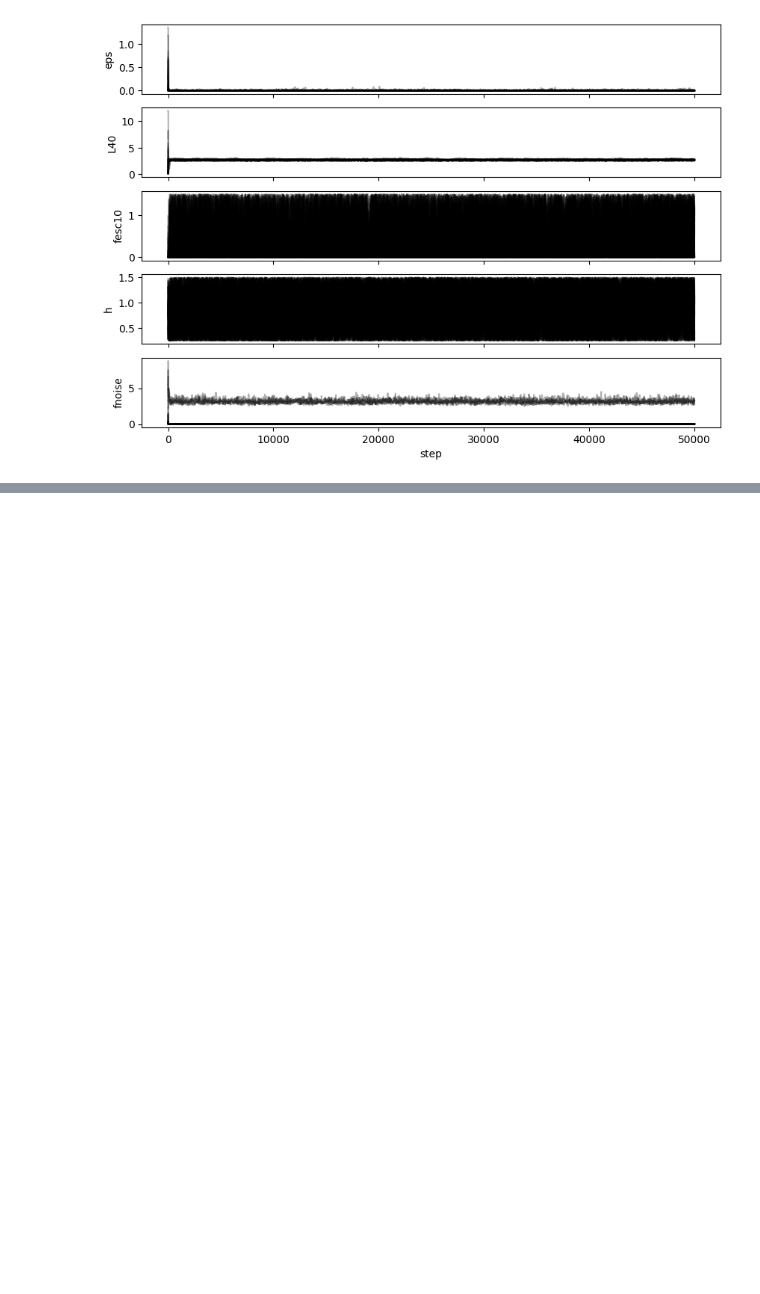
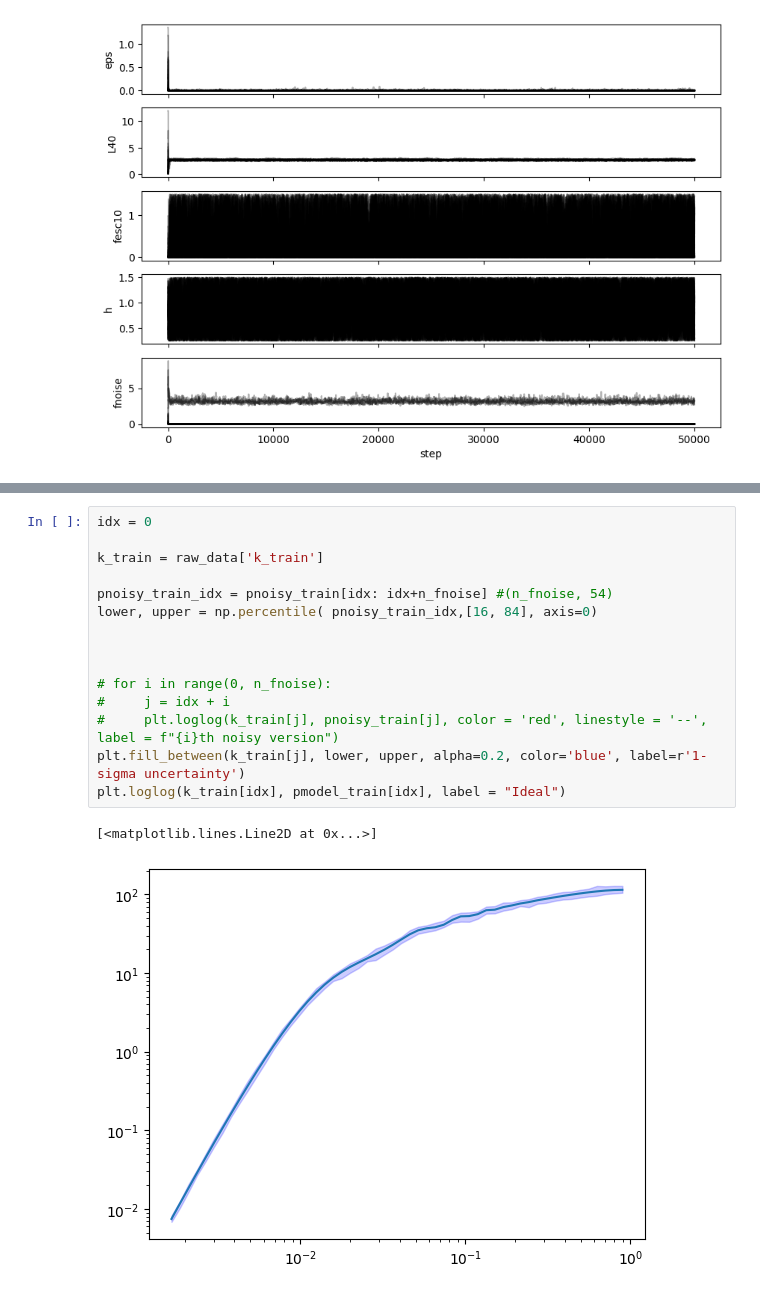
Before and after one commit to JoeyWee1/Machine-Learning-Enhanced-Inference-of-the-21-cm-Power-Spectrum-at-Cosmic-Dawn, a Jupyter notebook: ML_inference.ipynb, the cells around one changed output, grey strips where cells are left out. Drawn from its saved outputs; the diff is of its cells as text; blank space fills up the shorter version.

```diff
--- a/ML_inference.ipynb
+++ b/ML_inference.ipynb
@@ -253,0 +294,18 @@ trace_plot(unthinned_chain)
+# %%
+idx = 0
+
+k_train = raw_data['k_train']
+
+pnoisy_train_idx = pnoisy_train[idx: idx+n_fnoise] #(n_fnoise, 54)
+lower, upper = np.percentile( pnoisy_train_idx,[16, 84], axis=0)
+
+
+
+# for i in range(0, n_fnoise):
+#     j = idx + i
+#     plt.loglog(k_train[j], pnoisy_train[j], color = 'red', linestyle = '--', label = f"{i}th noisy version")
+plt.fill_between(k_train[j], lower, upper, alpha=0.2, color='blue', label=r'1-sigma uncertainty')
+plt.loglog(k_train[idx], pmodel_train[idx], label = "Ideal")
+# %% [output]
+[<matplotlib.lines.Line2D at 0x...>]
+[figure, added]
```
Also changed, not shown: parts of 7 cells of this notebook, 4 other files.
